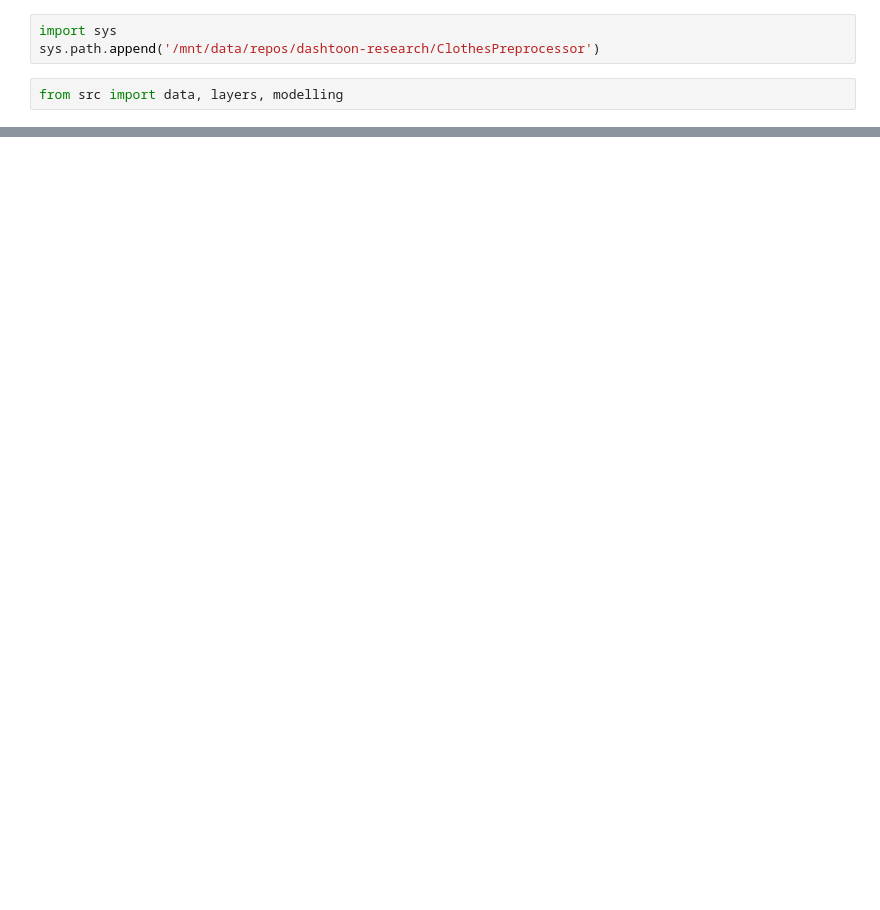
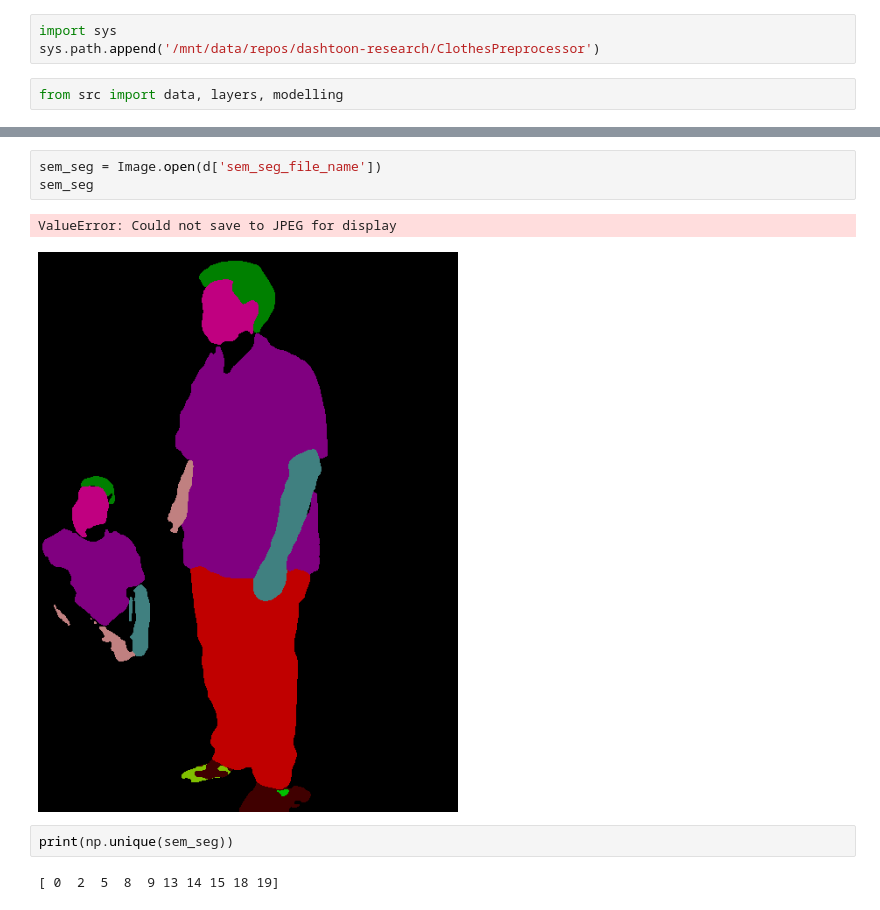
Before and after one commit to dashtoon/dashtoon-research, a Jupyter notebook: ClothesPreprocessor/notebooks/Untitled.ipynb, the cells around one changed output, grey strips where cells are left out. Cells and saved outputs as stored; diff of their text form; blank space fills up the shorter version.

```diff
--- a/ClothesPreprocessor/notebooks/Untitled.ipynb
+++ b/ClothesPreprocessor/notebooks/Untitled.ipynb
@@ -34,0 +77,10 @@ dict_keys(['file_name', 'sem_seg_file_name', 'height', 'width', 'image_id', 'dat
+# %%
+sem_seg = Image.open(d['sem_seg_file_name'])
+sem_seg
+# %% [output]
+ValueError: Could not save to JPEG for display
+[figure, added]
+# %%
+print(np.unique(sem_seg))
+# %% [output]
+[ 0  2  5  8  9 13 14 15 18 19]
```
Also changed, not shown: parts of 14 cells of this notebook, 17 other files.
